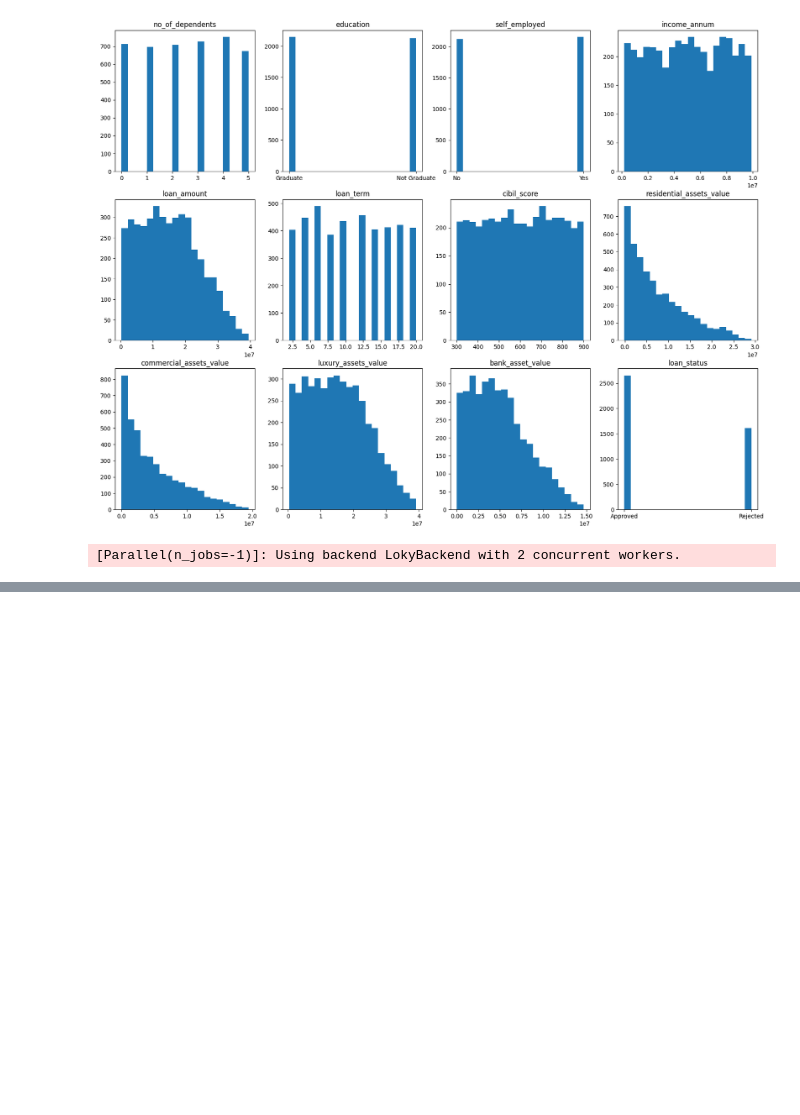
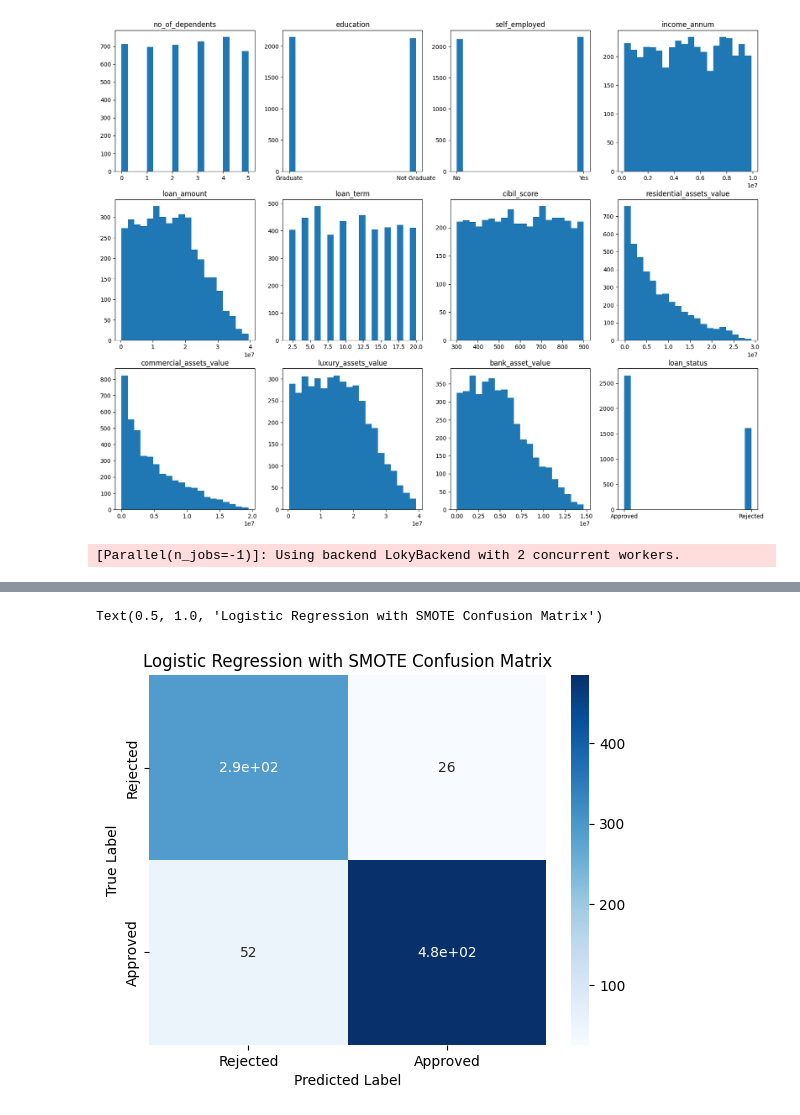
Before and after one commit to Seif-Moharam/Loan-Approval-Prediction-Description, a Jupyter notebook: Loan_Approval_Prediction_Description.ipynb, the cells around one changed output, grey strips where cells are left out. Saved outputs shown, nothing was run; the diff lists cells and outputs as text; code cells hidden in the pictures; blank space fills up the shorter version.

```diff
--- a/Loan_Approval_Prediction_Description.ipynb
+++ b/Loan_Approval_Prediction_Description.ipynb
@@ -65,0 +79,10 @@ Text(0.5, 1.0, 'Confusion Matrix')
+# %%
+sns.heatmap(confusion_matrix(y_test, yhat), annot=True, cmap='Blues',
+            xticklabels=['Rejected', 'Approved'],
+            yticklabels=['Rejected', 'Approved'])
+plt.xlabel('Predicted Label')
+plt.ylabel('True Label')
+plt.title('Logistic Regression with SMOTE Confusion Matrix')
+# %% [output]
+Text(0.5, 1.0, 'Logistic Regression with SMOTE Confusion Matrix')
+[figure, added]
```
Also changed, not shown: parts of 5 cells of this notebook.
